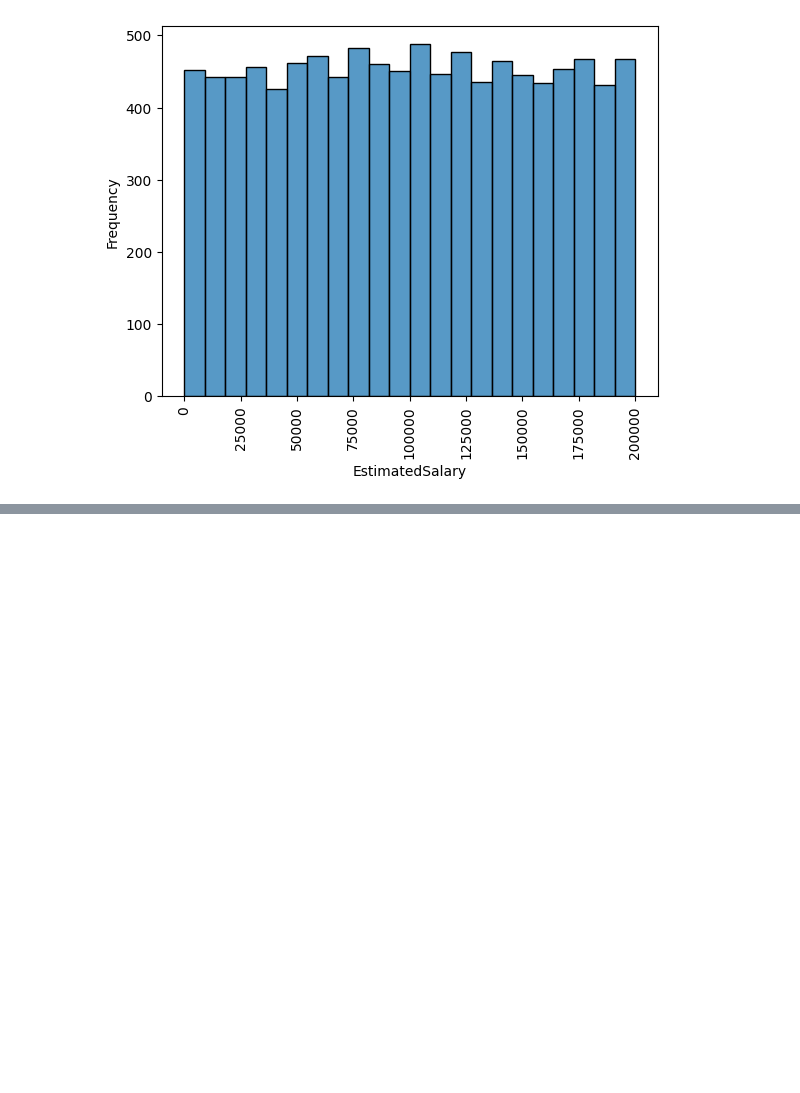
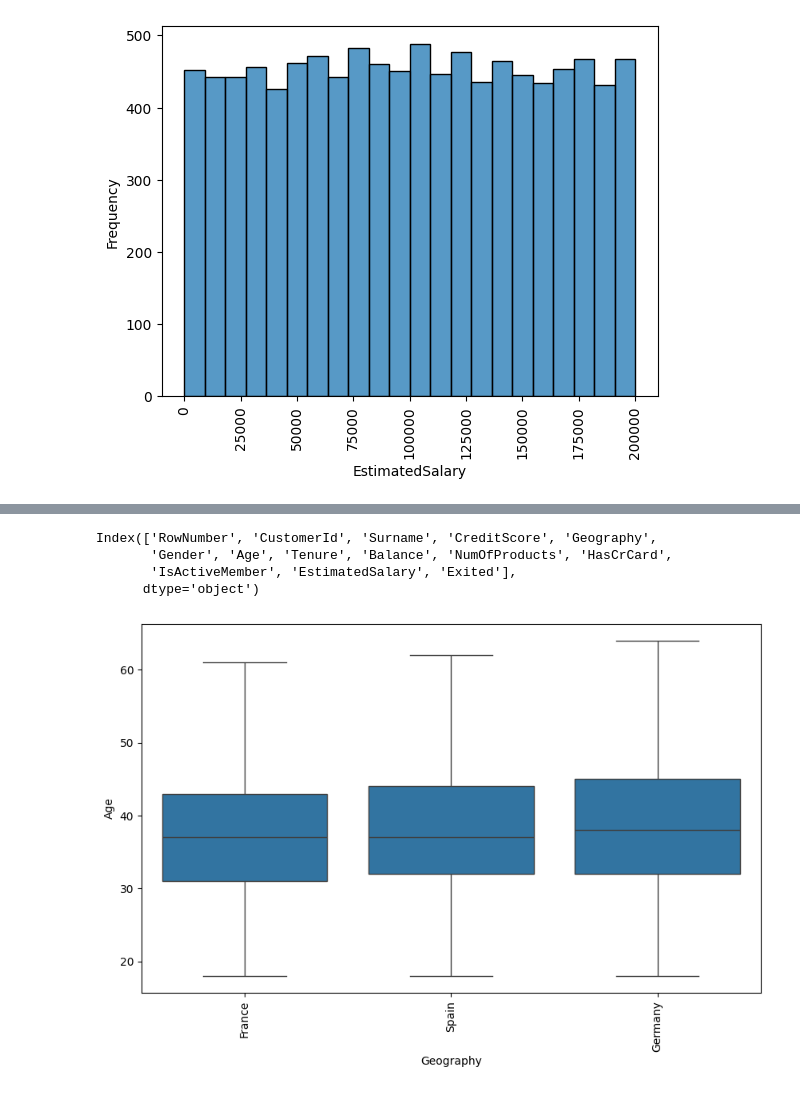
Before and after one commit to bcheng251/BenChen, a Jupyter notebook: Convert_ipynb_to_HTML_in_Colab.ipynb, the cells around one changed output, grey strips where cells are left out. Cells and saved outputs as stored; diff of their text form; code cells hidden in the pictures; blank space fills up the shorter version.

```diff
--- a/Convert_ipynb_to_HTML_in_Colab.ipynb
+++ b/Convert_ipynb_to_HTML_in_Colab.ipynb
@@ -285,0 +326,24 @@ plt.show()
+# %%
+import pandas as pd
+import seaborn as sns
+import matplotlib.pyplot as plt
+
+data = pd.read_csv('/content/Churn.csv') # Use pd.read_csv to read the file
+
+# Print the column names to verify if 'Geograph' exists and check for typos.
+print(data.columns)
+
+plt.figure(figsize=(10,6))
+
+# If the column name is misspelled, correct it here.
+# For example, if the correct name is 'Geography':
+sns.boxplot(data=data, x='Geography', y='Age', showfliers=False) # Use showfliers to hide outlier points
+
+plt.xticks(rotation=90)
+plt.show()
+# %% [output]
+Index(['RowNumber', 'CustomerId', 'Surname', 'CreditScore', 'Geography',
+       'Gender', 'Age', 'Tenure', 'Balance', 'NumOfProducts', 'HasCrCard',
+       'IsActiveMember', 'EstimatedSalary', 'Exited'],
+      dtype='object')
+[figure, added]
```
Also changed, not shown: parts of 2 cells of this notebook.
